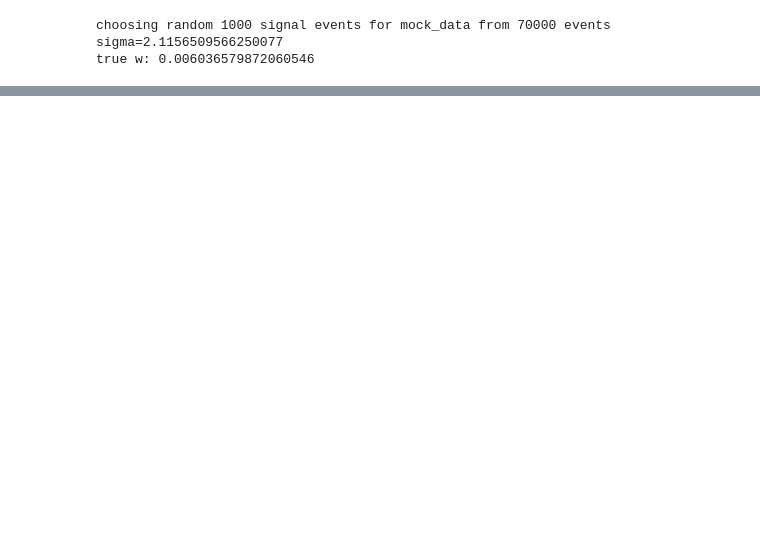
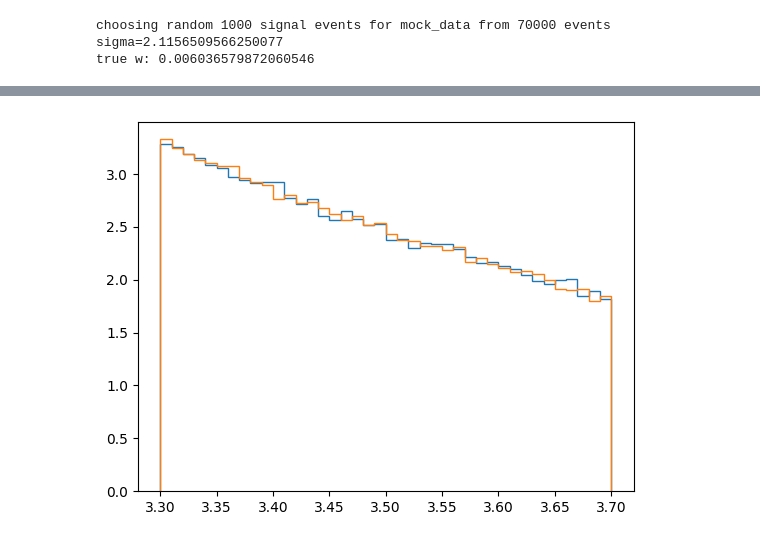
Before and after one commit to rd804/R-ANODE, a Jupyter notebook: notebooks/samples_comparison.ipynb, the cells around one changed output, grey strips where cells are left out. Saved outputs shown, nothing was run; the diff lists cells and outputs as text; code cells hidden in the pictures; blank space fills up the shorter version.

```diff
--- a/notebooks/samples_comparison.ipynb
+++ b/notebooks/samples_comparison.ipynb
@@ -258,0 +414,11 @@ for i in range(5):
+# %%
+import numpy as np
+extra_background = np.load(f'data/lhc_co/extrabkg_train_val.npy')
+mass_true = np.load('data/lhc_co/true_mass.npy')
+true_labels = np.load('data/lhc_co/true_labels.npy')
+
+plt.hist(mass_true[true_labels==0],bins=40,label='background',histtype='step',density=True)
+plt.hist(extra_background[:,0],bins=40,label='signal',histtype='step',density=True)
+plt.show()
+# %% [output]
+[figure, added]
```
Also changed, not shown: parts of 16 cells of this notebook, 3 other files.
